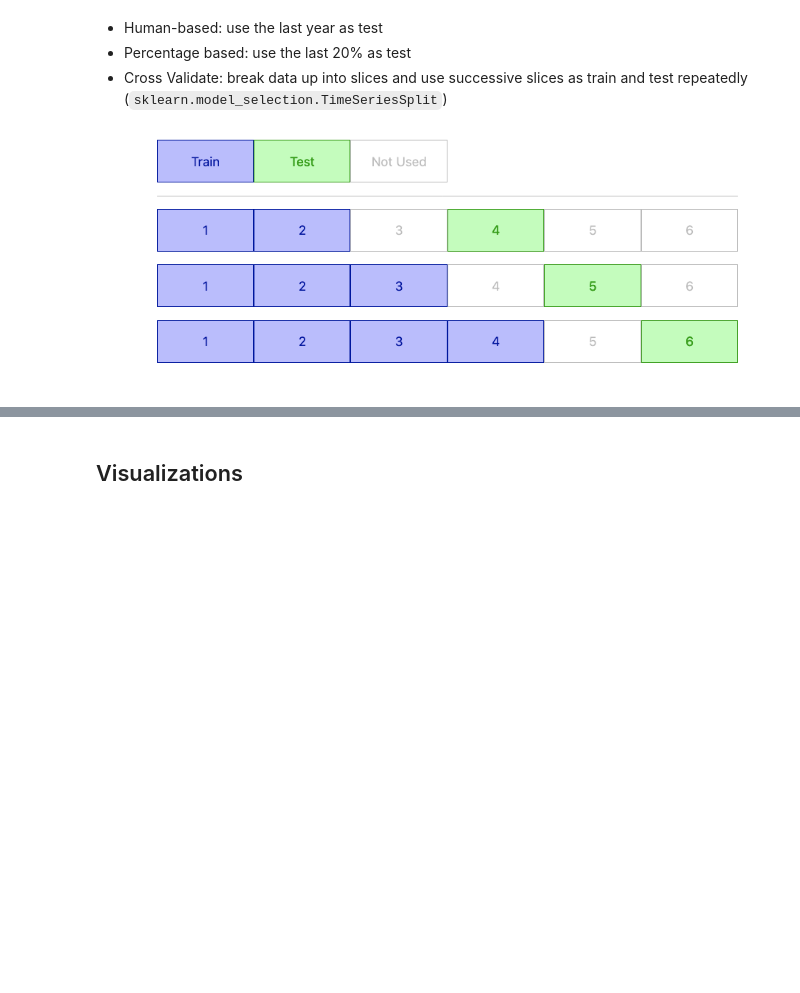
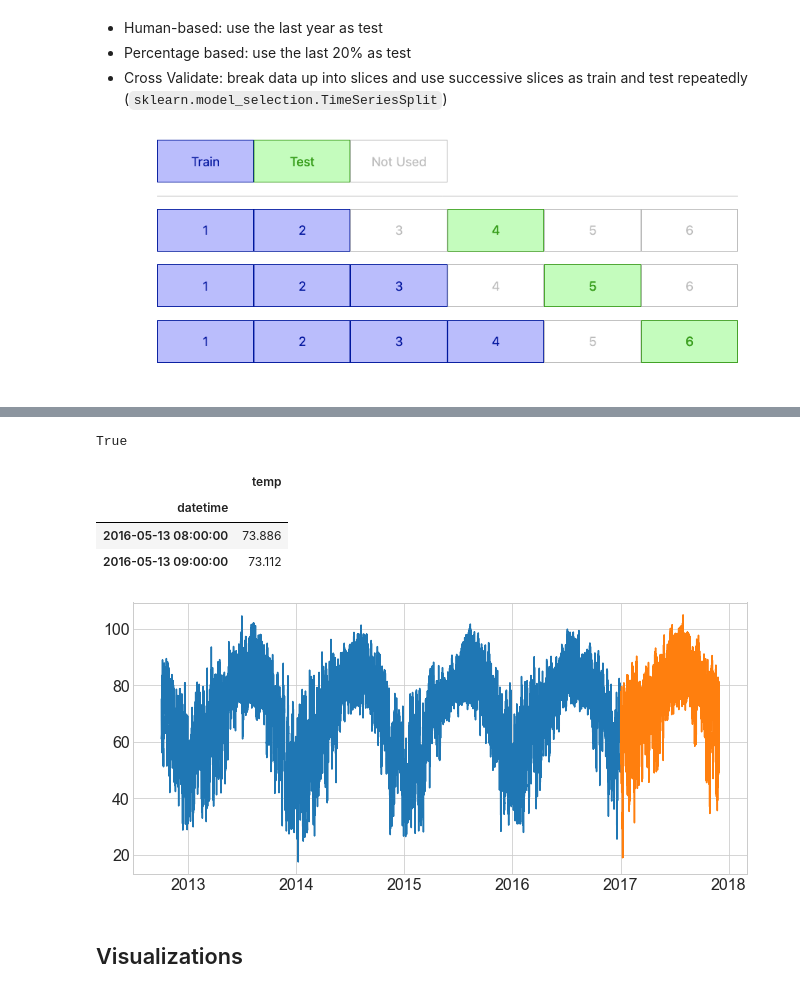
Before and after one commit to CodeupClassroom/leavitt-time-series-exercises-, a Jupyter notebook: explore_lesson.ipynb, the cells around one changed output, grey strips where cells are left out. Drawn from its saved outputs; the diff is of its cells as text; code cells hidden in the pictures; blank space fills up the shorter version.

```diff
--- a/explore_lesson.ipynb
+++ b/explore_lesson.ipynb
@@ -56,2 +107,23 @@ df.shape[0]
+# %%
+train.shape[0] + test.shape[0] == df.shape[0]
+# %% [output]
+True
+# %%
+pd.concat([train.tail(1), test.head(1)])
+# %% [output]
+|  | temp |
+| datetime |  |
+| 2016-05-13 08:00:00 | 73.886 |
+| 2016-05-13 09:00:00 | 73.112 |
+# %%
+# Human-Based
+train = df.loc[:'2016']
+test = df.loc['2017']
+# %%
+plt.plot(train.index, train.temp)
+plt.plot(test.index, test.temp)
+plt.show()
+# %% [output]
+[figure, added]
 # %% [markdown]
 ## Visualizations
```
Also changed, not shown: parts of 73 cells of this notebook.
